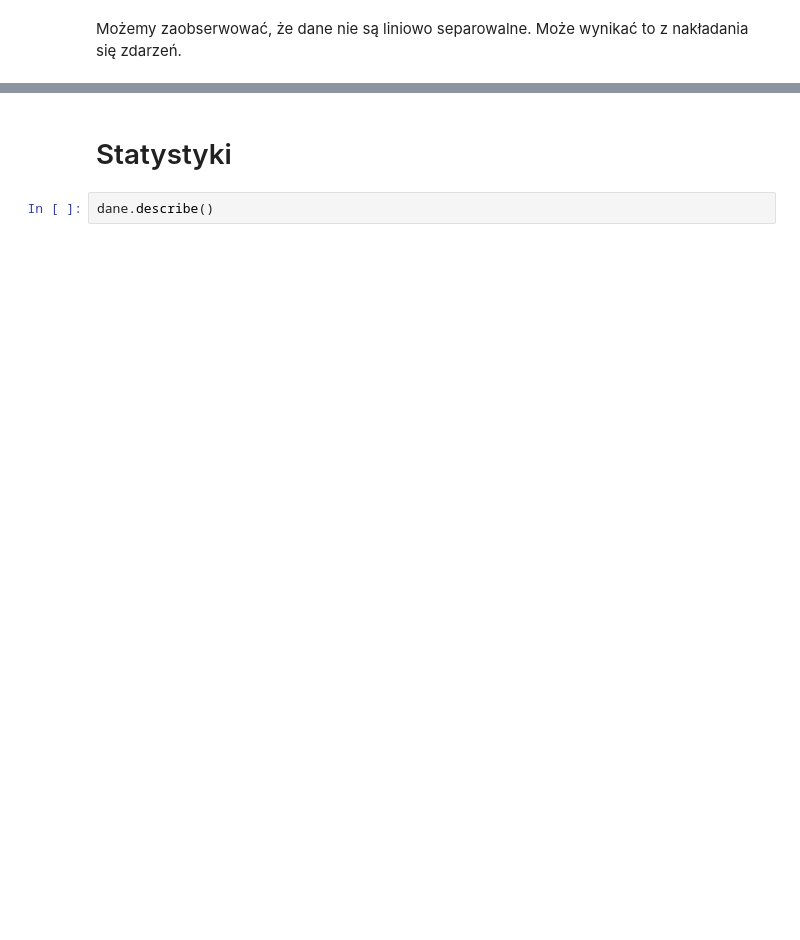
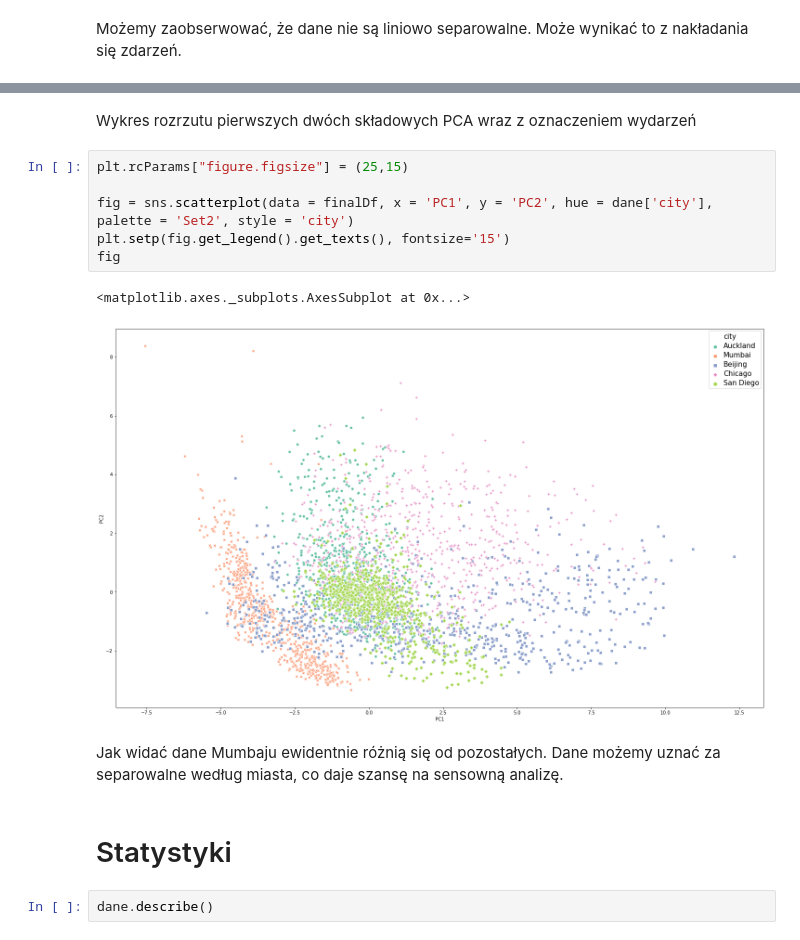
Before and after one commit to izakos/Projekt-eksploracyjna_analiza_danych, a Jupyter notebook: skrypty/Projekt2.ipynb, the cells around one changed output, grey strips where cells are left out. Saved outputs shown, nothing was run; the diff lists cells and outputs as text; blank space fills up the shorter version.

```diff
--- a/skrypty/Projekt2.ipynb
+++ b/skrypty/Projekt2.ipynb
@@ -322,3 +456,16 @@ Możemy zaobserwować, że dane nie są liniowo separowalne. Może wynikać to z
+# %% [markdown]
+Wykres rozrzutu pierwszych dwóch składowych PCA wraz z oznaczeniem wydarzeń
+# %%
+plt.rcParams["figure.figsize"] = (25,15)
+
+fig = sns.scatterplot(data = finalDf, x = 'PC1', y = 'PC2', hue = dane['city'], palette = 'Set2', style = 'city')
+plt.setp(fig.get_legend().get_texts(), fontsize='15')
+fig
+# %% [output]
+<matplotlib.axes._subplots.AxesSubplot at 0x...>
+[figure, added]
+# %% [markdown]
+Jak widać dane Mumbaju ewidentnie różnią się od pozostałych. Dane możemy uznać za separowalne według miasta, co daje szansę na sensowną analizę.
 # %% [markdown]
 # Statystyki
 # %%
```
Also changed, not shown: parts of 36 cells of this notebook.
